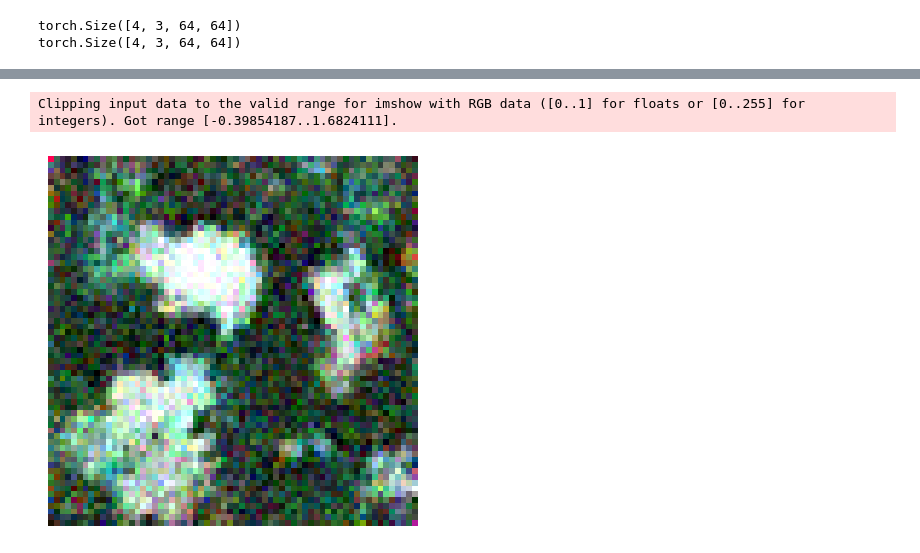
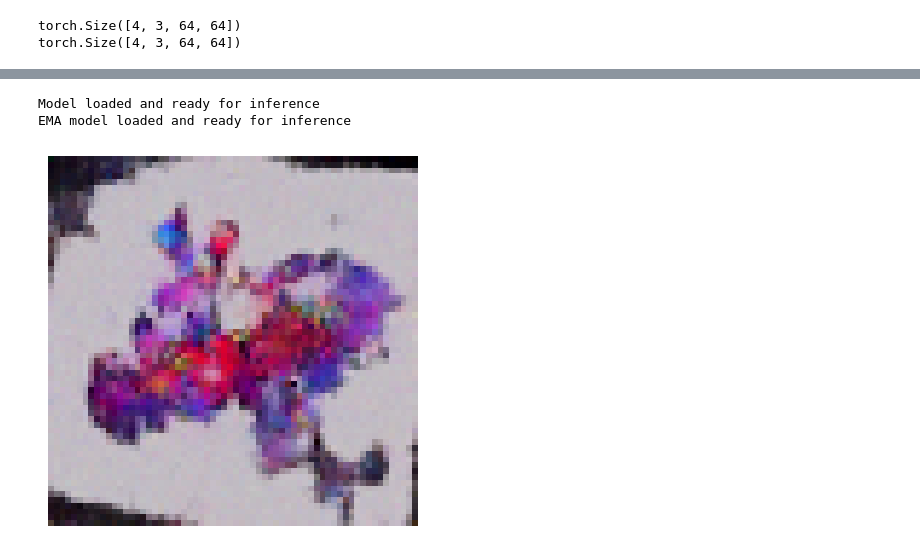
Before and after one commit to wayneyu-kellogg/dexgen, a Jupyter notebook: model_training.ipynb, the cells around one changed output, grey strips where cells are left out. Saved outputs shown, nothing was run; the diff lists cells and outputs as text; code cells hidden in the pictures.

Commit message:
Fixing output image pixel values

```diff
--- a/model_training.ipynb
+++ b/model_training.ipynb
@@ -249,6 +257,7 @@ torch.Size([4, 3, 64, 64])
 torch.Size([4, 3, 64, 64])
 # %%
 import torch.nn.functional as F
+from torch.optim.swa_utils import AveragedModel, get_ema_multi_avg_fn
 
 class DexGen(nn.Module):
     def __init__(self, unet, cond_emb, schedule, cond_dim):
@@ -264,7 +273,7 @@ class DexGen(nn.Module):
         cond = attr_cond + time_cond
         return self.unet(x_t, cond)
 
-    def fit(self, num_epochs, dataloader, optimizer, device):
+    def fit(self, num_epochs, dataloader, optimizer, device, scheduler=None, ema_model=None):
         self.to(device)
         for epoch in range(num_epochs):
             epoch_loss = 0.0
@@ -280,5 +289,9 @@ class DexGen(nn.Module):
                 optimizer.zero_grad()
                 loss.backward()
                 optimizer.step()
+                if scheduler is not None:
+                  scheduler.step()
+                if ema_model is not None:
+                  ema_model.update_parameters(self)
         return epoch_loss / len(dataloader)
 # %%
@@ -340,3 +352,27 @@ KeyboardInterrupt:
+# %%
+checkpoint = torch.load('dexgen.pt', map_location=device)
+
+type_to_idx = checkpoint['type_to_idx']
+color_to_idx = checkpoint['color_to_idx']
+shape_to_idx = checkpoint['shape_to_idx']
+cond_dim = checkpoint['cond_dim']
+
+# Restore model state
+unet = UNet(cond_dim=cond_dim)
+cond_emb = ConditionEmbedding(len(type_to_idx), len(color_to_idx), len(shape_to_idx), condition_dim=cond_dim)
+schedule = DiffusionSchedule(T=1000)
+model = DexGen(unet, cond_emb, schedule, cond_dim=cond_dim)
+model.load_state_dict(checkpoint['model_state_dict'])
+model.to(device).eval()
+print("Model loaded and ready for inference")
+
+ema_model = AveragedModel(model, multi_avg_fn=get_ema_multi_avg_fn(0.999))
+ema_model.load_state_dict(checkpoint['ema_model_state_dict'])
+ema_model.to(device).eval()
+print("EMA model loaded and ready for inference")
+# %% [output]
+Model loaded and ready for inference
+EMA model loaded and ready for inference
 # %%
 def ddim_sample(model, schedule, conditions, num_steps, device):
     num_steps = [schedule.T-1 - i * (schedule.T // num_steps) for i in range(num_steps)]
@@ -347,21 +383,25 @@ def ddim_sample(model, schedule, conditions, num_steps, device):
         alpha_bar = schedule.alphas_bar[t]
         alpha_bar_prev = schedule.alphas_bar[t_prev]
         x0_pred = (x - torch.sqrt(1 - alpha_bar) * epsilon_pred) / torch.sqrt(alpha_bar)
-        x_t_prev = torch.sqrt(alpha_bar_prev) * x0_pred + torch.sqrt(1 - alpha_bar_prev) * epsilon_pred
+        x0_pred = torch.clamp(x0_pred, -1.0, 1.0)
+        # recalculate the exact noise vector pointing from our clamped x0 back to x
+        epsilon_rederived = (x - torch.sqrt(alpha_bar) * x0_pred) / torch.sqrt(1 - alpha_bar)
+        x_t_prev = torch.sqrt(alpha_bar_prev) * x0_pred + torch.sqrt(1 - alpha_bar_prev) * epsilon_rederived
         x = x_t_prev
     return x
 # %%
 import matplotlib.pyplot as plt
 
-conditions = torch.tensor([[type_to_idx['fire'], color_to_idx['red'], shape_to_idx['upright']]])
-model.eval()
+conditions = torch.tensor([[type_to_idx['water'], color_to_idx['blue'], shape_to_idx['quadruped']]])
+ema_model.to(device)
+ema_model.eval()
 with torch.no_grad():
-    generated = ddim_sample(model, schedule, conditions.to(device), num_steps=200, device=device)
+    generated = ddim_sample(ema_model, schedule, conditions.to(device), num_steps=200, device=device)
     generated = generated.cpu().squeeze().permute(1, 2, 0).numpy()
     generated = (generated + 1) / 2  # Denormalize to [0, 1]
-    plt.imshow(generated)
+    generated = generated.clip(0, 1)
+    plt.imshow(generated, interpolation='nearest')
     plt.axis('off')
     plt.show()
 # %% [output]
-Clipping input data to the valid range for imshow with RGB data ([0..1] for floats or [0..255] for integers). Got range [-0.39854187..1.6824111].
-[figure, old version]
+[figure, new version]
```
Also changed, not shown: parts of 5 cells of this notebook.
